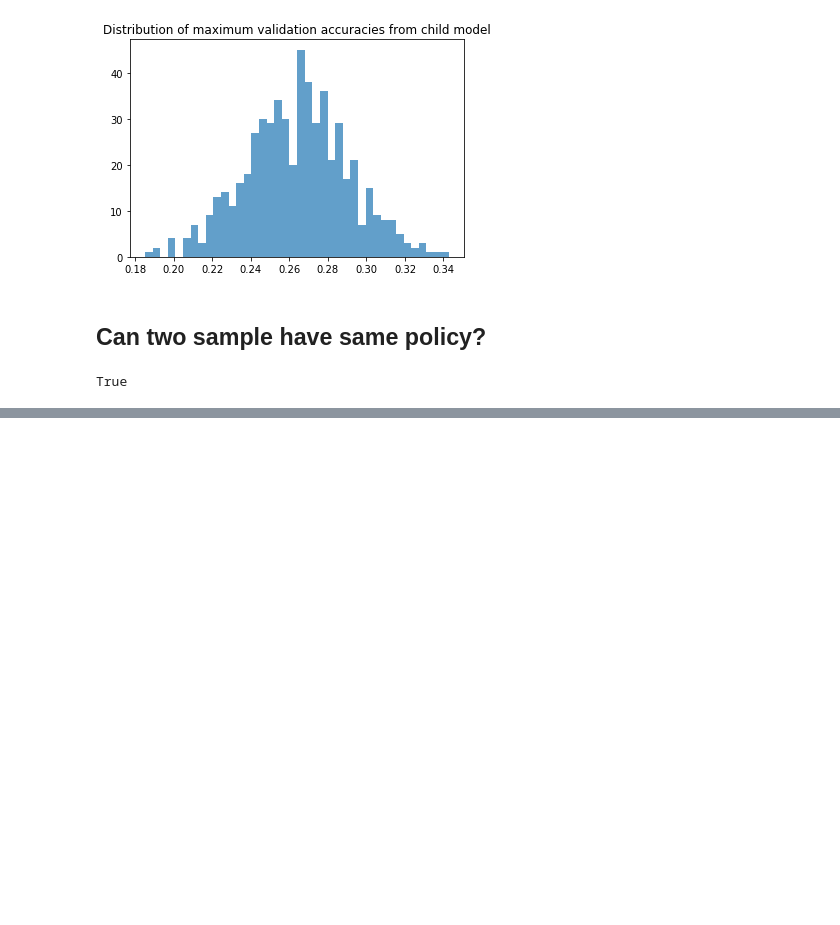
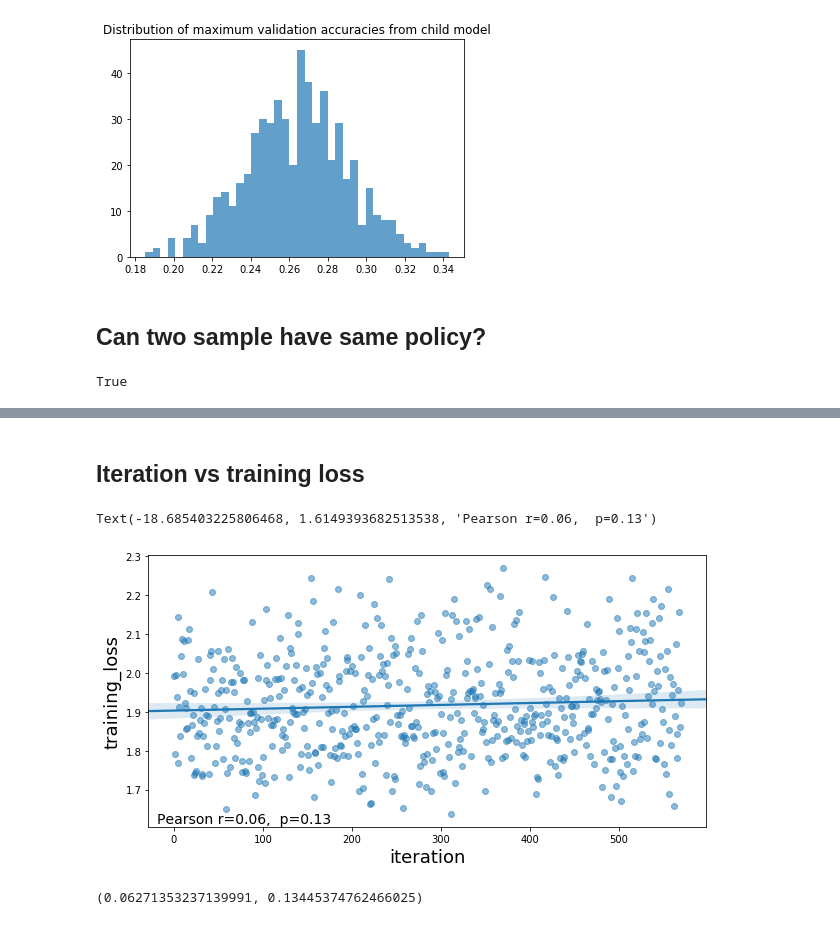
Before and after one commit to barisozmen/autoaugment, a Jupyter notebook: notebooks/02-BO-analysis-of-experiment-2019-1-27_10-42.ipynb, the cells around one changed output, grey strips where cells are left out. Cells and saved outputs as stored; diff of their text form; code cells hidden in the pictures; blank space fills up the shorter version.

```diff
--- a/notebooks/02-BO-analysis-of-experiment-2019-1-27_10-42.ipynb
+++ b/notebooks/02-BO-analysis-of-experiment-2019-1-27_10-42.ipynb
@@ -49,0 +116,19 @@ True
+# %% [markdown]
+## Iteration vs training loss
+# %%
+r,p = pearsonr(loss_df["epoch"], loss_df["loss"])
+r=np.round(r,2)
+p=np.round(p,2)
+
+plt.figure(figsize=(10,5))
+sns.regplot(x="epoch", y="loss", data=loss_df, scatter_kws={"alpha":0.5})
+plt.xlabel("iteration", fontsize=18)
+plt.ylabel("training_loss", fontsize=18)
+plt.text(plt.xlim()[0]+10, plt.ylim()[0]+0.01, f"Pearson r={r},  p={p}", fontsize=14)
+# %% [output]
+Text(-18.685403225806468, 1.6149393682513538, 'Pearson r=0.06,  p=0.13')
+[figure, added]
+# %%
+pearsonr(loss_df["epoch"], loss_df["loss"])
+# %% [output]
+(0.06271353237139991, 0.13445374762466025)
```
Also changed, not shown: parts of 8 cells of this notebook.
